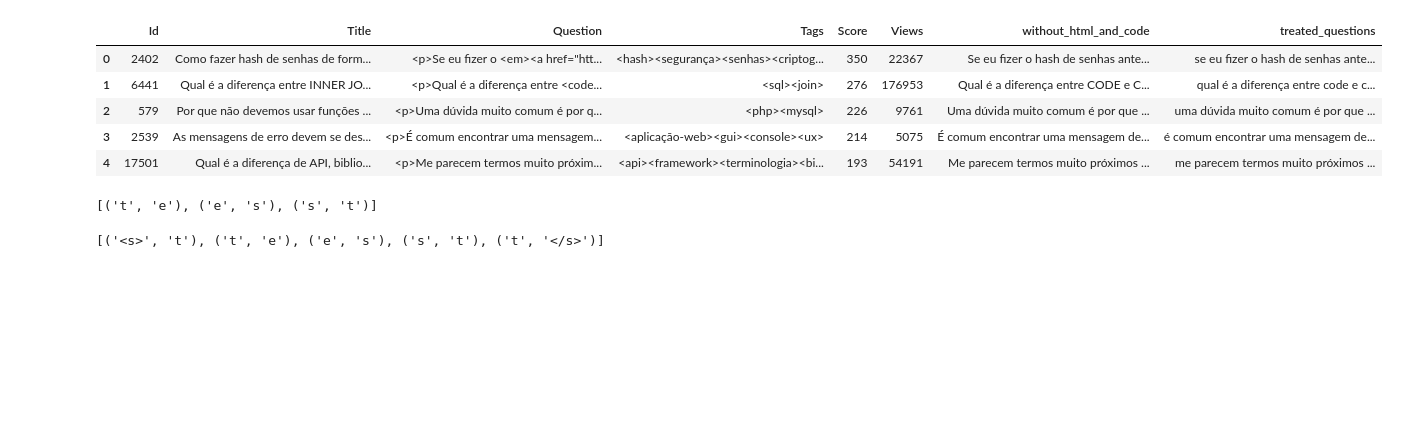
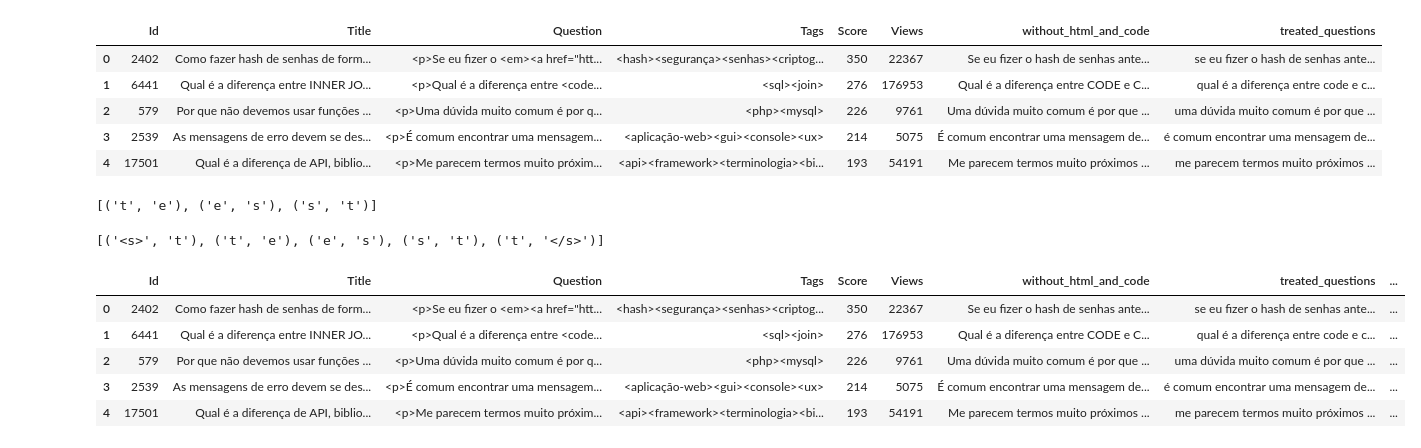
Before and after one commit to p-ferreira/machine-learning-studies, a Jupyter notebook: NLP/Language models/language-models.ipynb, the cells around one changed output. Drawn from its saved outputs; the diff is of its cells as text; code cells hidden in the pictures; blank space fills up the shorter version.

Commit message:
pytorch + language models

```diff
--- a/NLP/1.ipynb
+++ b/NLP/Language models/language-models.ipynb
@@ -179,0 +177,13 @@ from torch import nn
+# %%
+portuguese_data['language'] = 'pt'
+english_data['language'] = 'en'
+spanish_data['language'] = 'esp'
+
+portuguese_data.head()
+# %% [output]
+|  | Id | Title | Question | Tags | Score | Views | without_html_and_code | treated_questions | ... |
+| 0 | 2402 | Como fazer hash de senhas de form... | <p>Se eu fizer o <em><a href="htt... | <hash><segurança><senhas><criptog... | 350 | 22367 | Se eu fizer o hash de senhas ante... | se eu fizer o hash de senhas ante... | ... |
+| 1 | 6441 | Qual é a diferença entre INNER JO... | <p>Qual é a diferença entre <code... | <sql><join> | 276 | 176953 | Qual é a diferença entre CODE e C... | qual é a diferença entre code e c... | ... |
+| 2 | 579 | Por que não devemos usar funções ... | <p>Uma dúvida muito comum é por q... | <php><mysql> | 226 | 9761 | Uma dúvida muito comum é por que ... | uma dúvida muito comum é por que ... | ... |
+| 3 | 2539 | As mensagens de erro devem se des... | <p>É comum encontrar uma mensagem... | <aplicação-web><gui><console><ux> | 214 | 5075 | É comum encontrar uma mensagem de... | é comum encontrar uma mensagem de... | ... |
+| 4 | 17501 | Qual é a diferença de API, biblio... | <p>Me parecem termos muito próxim... | <api><framework><terminologia><bi... | 193 | 54191 | Me parecem termos muito próximos ... | me parecem termos muito próximos ... | ... |
```
Also changed, not shown: parts of 23 cells of this notebook, 4 other files.
